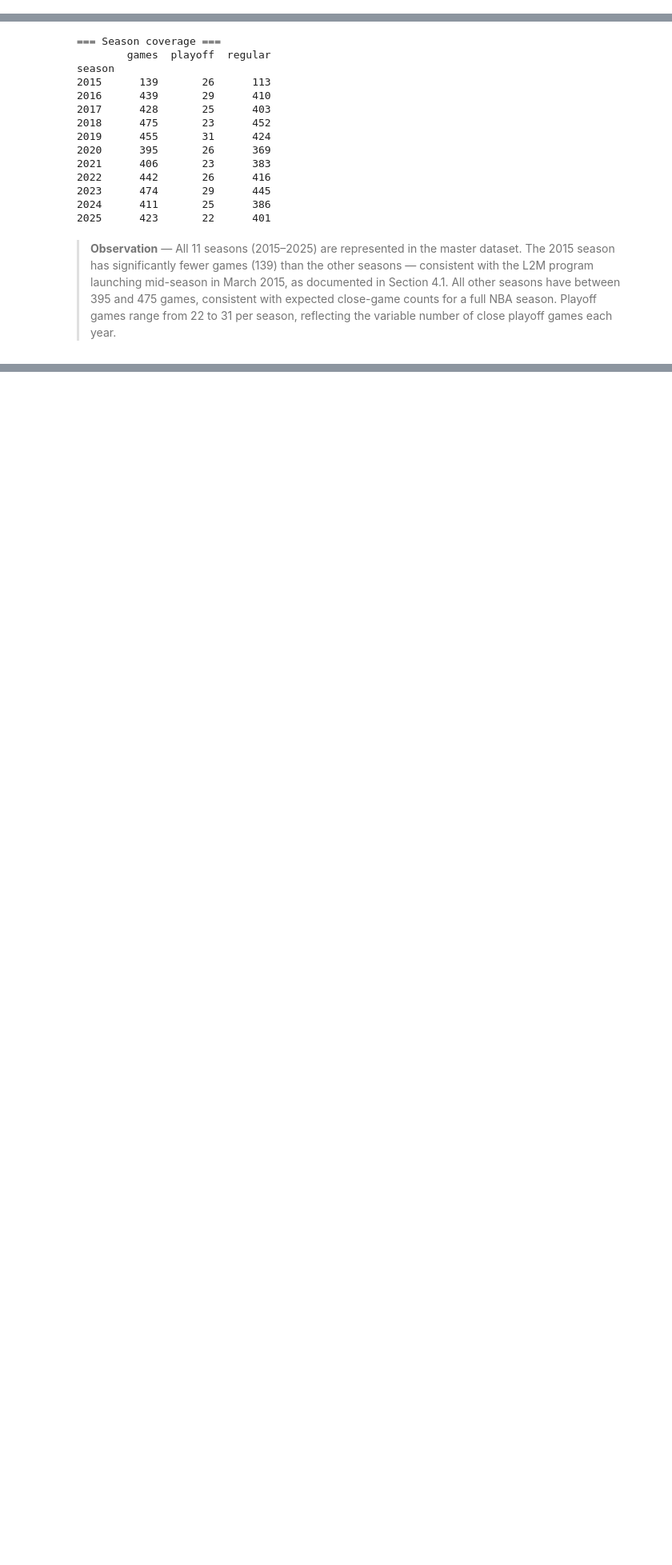
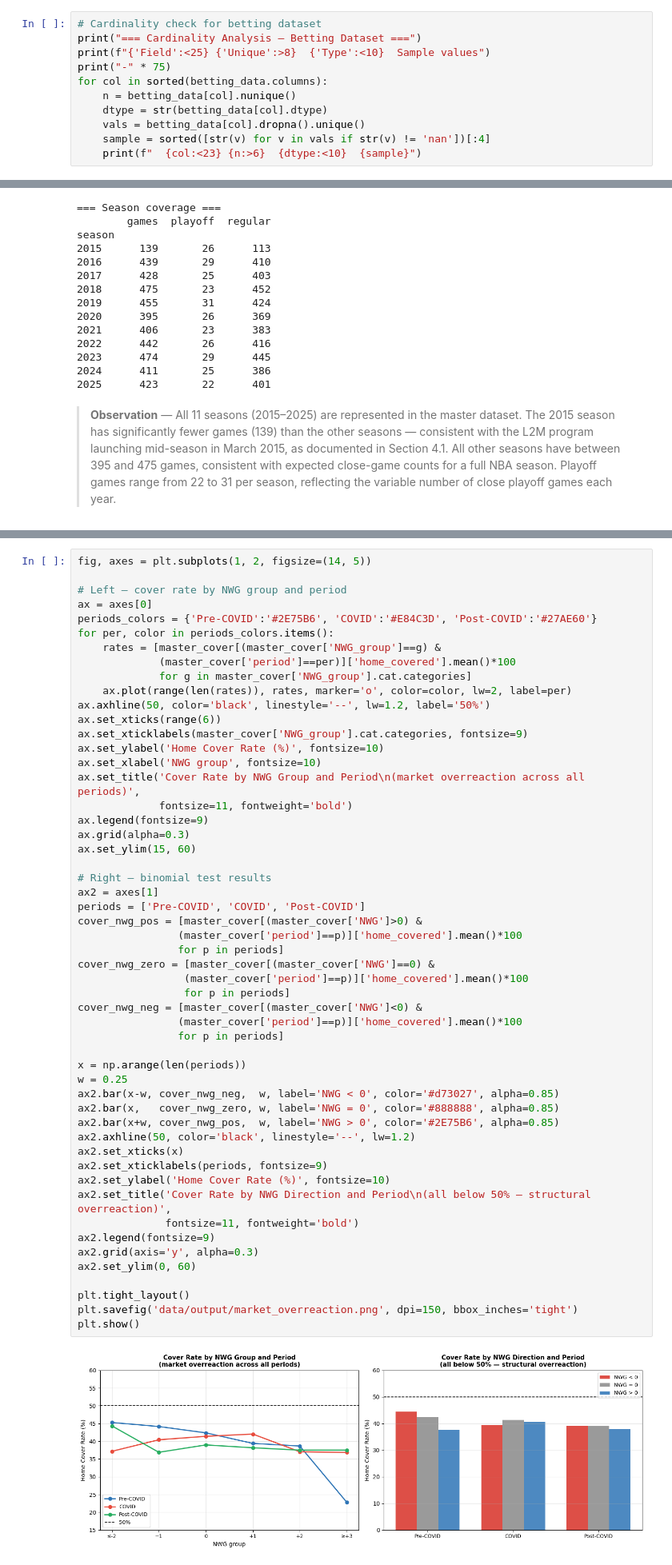
Before and after one commit to RoumenNikolov/decision-bias-study, a Jupyter notebook: bias_analysis.ipynb, the cells around one changed output, grey strips where cells are left out. Shown at 80% size. Saved outputs shown, nothing was run; the diff lists cells and outputs as text; blank space fills up the shorter version.

```diff
--- a/bias_analysis.ipynb
+++ b/bias_analysis.ipynb
@@ -1342,0 +1412,11 @@ Total rows: 23118
+# %%
+# Cardinality check for betting dataset
+print("=== Cardinality Analysis — Betting Dataset ===")
+print(f"{'Field':<25} {'Unique':>8}  {'Type':<10}  Sample values")
+print("-" * 75)
+for col in sorted(betting_data.columns):
+    n = betting_data[col].nunique()
+    dtype = str(betting_data[col].dtype)
+    vals = betting_data[col].dropna().unique()
+    sample = sorted([str(v) for v in vals if str(v) != 'nan'])[:4]
+    print(f"  {col:<23} {n:>6}  {dtype:<10}  {sample}")
@@ -2251,3 +2546,58 @@ season
+# %%
+fig, axes = plt.subplots(1, 2, figsize=(14, 5))
+
+# Left — cover rate by NWG group and period
+ax = axes[0]
+periods_colors = {'Pre-COVID':'#2E75B6', 'COVID':'#E84C3D', 'Post-COVID':'#27AE60'}
+for per, color in periods_colors.items():
+    rates = [master_cover[(master_cover['NWG_group']==g) &
+             (master_cover['period']==per)]['home_covered'].mean()*100
+             for g in master_cover['NWG_group'].cat.categories]
+    ax.plot(range(len(rates)), rates, marker='o', color=color, lw=2, label=per)
+ax.axhline(50, color='black', linestyle='--', lw=1.2, label='50%')
+ax.set_xticks(range(6))
+ax.set_xticklabels(master_cover['NWG_group'].cat.categories, fontsize=9)
+ax.set_ylabel('Home Cover Rate (%)', fontsize=10)
+ax.set_xlabel('NWG group', fontsize=10)
+ax.set_title('Cover Rate by NWG Group and Period\n(market overreaction across all periods)',
+             fontsize=11, fontweight='bold')
+ax.legend(fontsize=9)
+ax.grid(alpha=0.3)
+ax.set_ylim(15, 60)
+
+# Right — binomial test results
+ax2 = axes[1]
+periods = ['Pre-COVID', 'COVID', 'Post-COVID']
+cover_nwg_pos = [master_cover[(master_cover['NWG']>0) &
+                (master_cover['period']==p)]['home_covered'].mean()*100
+                for p in periods]
+cover_nwg_zero = [master_cover[(master_cover['NWG']==0) &
+                 (master_cover['period']==p)]['home_covered'].mean()*100
+                 for p in periods]
+cover_nwg_neg = [master_cover[(master_cover['NWG']<0) &
+                (master_cover['period']==p)]['home_covered'].mean()*100
+                for p in periods]
+
+x = np.arange(len(periods))
+w = 0.25
+ax2.bar(x-w, cover_nwg_neg,  w, label='NWG < 0', color='#d73027', alpha=0.85)
+ax2.bar(x,   cover_nwg_zero, w, label='NWG = 0', color='#888888', alpha=0.85)
+ax2.bar(x+w, cover_nwg_pos,  w, label='NWG > 0', color='#2E75B6', alpha=0.85)
+ax2.axhline(50, color='black', linestyle='--', lw=1.2)
+ax2.set_xticks(x)
+ax2.set_xticklabels(periods, fontsize=9)
+ax2.set_ylabel('Home Cover Rate (%)', fontsize=10)
+ax2.set_title('Cover Rate by NWG Direction and Period\n(all below 50% — structural overreaction)',
+              fontsize=11, fontweight='bold')
+ax2.legend(fontsize=9)
+ax2.grid(axis='y', alpha=0.3)
+ax2.set_ylim(0, 60)
+
+plt.tight_layout()
+plt.savefig('data/output/market_overreaction.png', dpi=150, bbox_inches='tight')
+plt.show()
+# %% [output]
+[figure, added]
 # %% [markdown]
 ## 6. Limitations
 
```
Also changed, not shown: parts of 32 cells of this notebook, 5 other files.
